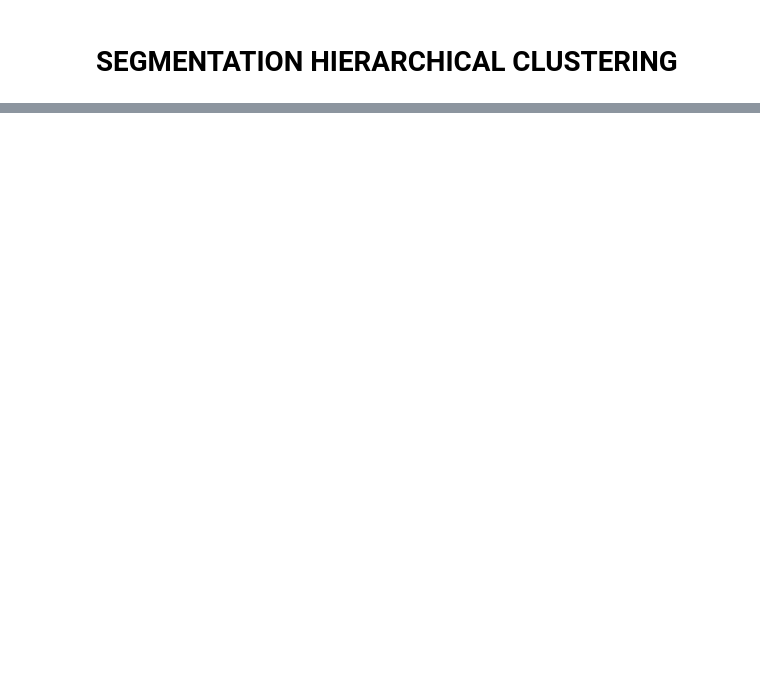
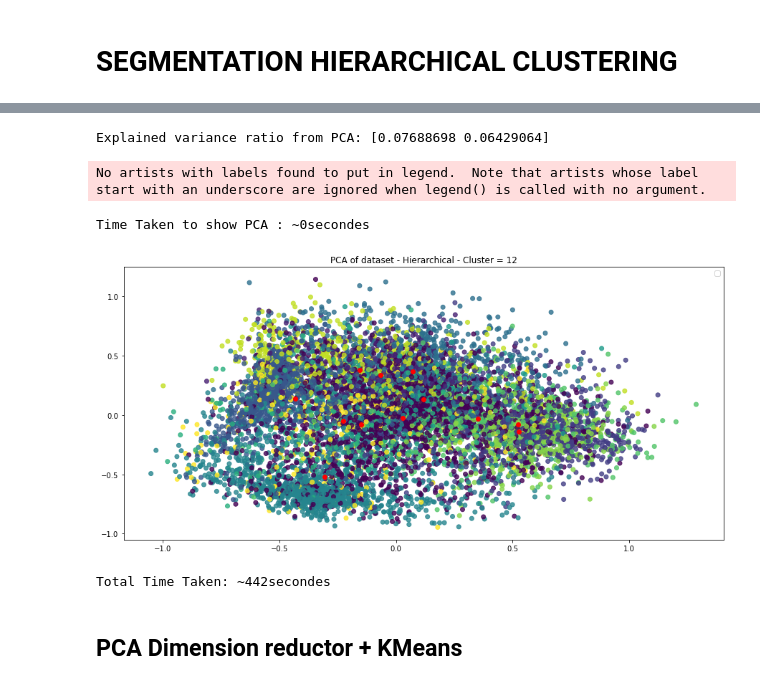
Before and after one commit to BlueTorche/STAGE-Wavenet-DelitraiteurBI, a Jupyter notebook: Usecase 2 - Segmentation Clientèle.ipynb, the cells around one changed output, grey strips where cells are left out. Cells and saved outputs as stored; diff of their text form; code cells hidden in the pictures; blank space fills up the shorter version.

```diff
--- a/Usecase 2 - Segmentation Clientèle.ipynb
+++ b/Usecase 2 - Segmentation Clientèle.ipynb
@@ -371,14 +370,14 @@ print("Time Taken to fit model : ~" + str(int(time() - start)) + "secondes")
 # %%
 cluster_centers = model.cluster_centers_
 
-interest = {i:[] for i in range(len(cluster_centers))}
+interest = {i:[] for i in range(K)}
 
 treshold = Standard_Tresh if Standard_Norm else MinMax_Tesh
 
 for i in range(len(cluster_centers)):
     for j in range(len(cluster_centers[i])):
         if cluster_centers[i][j] > treshold:
-            interest[i].append(clients_data.columns[j])
+            interest[i].append(norm_clients_data.columns[j])
 # %%
 NACK = 0
 
@@ -488,2 +518,27 @@ print("Time Taken to fit model : ~" + str(int(time() - start)) + "secondes")
 # %%
-temp10kmodel = model
+
+start = time()
+
+hierarchical_centroid   = [{c:0 for c in norm_clients_data.columns} for _ in range(K)]
+hierarchical_cluster    = hierarchical_model.labels_
+hierarchical_proportion = [0 for _ in range(K)]
+for i in range(max_fitted):
+    for c in norm_clients_data.columns:
+        hierarchical_centroid[hierarchical_cluster[i]][c] += norm_clients_data[c][norm_clients_data.index[i]]
+    hierarchical_proportion[hierarchical_cluster[i]]  += 1
+
+for i in range(K):
+    for c in norm_clients_data.columns:
+        hierarchical_centroid[i][c] /= hierarchical_proportion[i]
+
+hierarchical_interest = {i:[] for i in range(K)}
+
+treshold = Standard_Tresh if Standard_Norm else MinMax_Tesh
+
+for i in range(len(hierarchical_centroid)):
+    for c in norm_clients_data.columns:
+        if hierarchical_centroid[i][c] > treshold:
+            hierarchical_interest[i].append(c)
+
+# environ 30s
+print("Time Taken to get interests : ~" + str(int(time() - start)) + "secondes")
@@ -489,0 +595,17 @@ temp10kmodel = model
+# %%
+PCA_Visualisation(norm_clients_data.head(max_fitted),
+                  hierarchical_cluster,
+                  [list(dic.values()) for dic in hierarchical_centroid],
+                  method = 'Hierarchical',
+                  threeD = threeD)
+# %% [output]
+Explained variance ratio from PCA: [0.07688698 0.06429064]
+No artists with labels found to put in legend.  Note that artists whose label start with an underscore are ignored when legend() is called with no argument.
+Time Taken to show PCA : ~0secondes
+[figure, added]
+# %%
+print("Total Time Taken: ~" + str(int(time() - Very_Start)) + "secondes")
+# %% [output]
+Total Time Taken: ~442secondes
+# %% [markdown]
+## PCA Dimension reductor + KMeans
```
Also changed, not shown: parts of 35 cells of this notebook, 1 other file.
